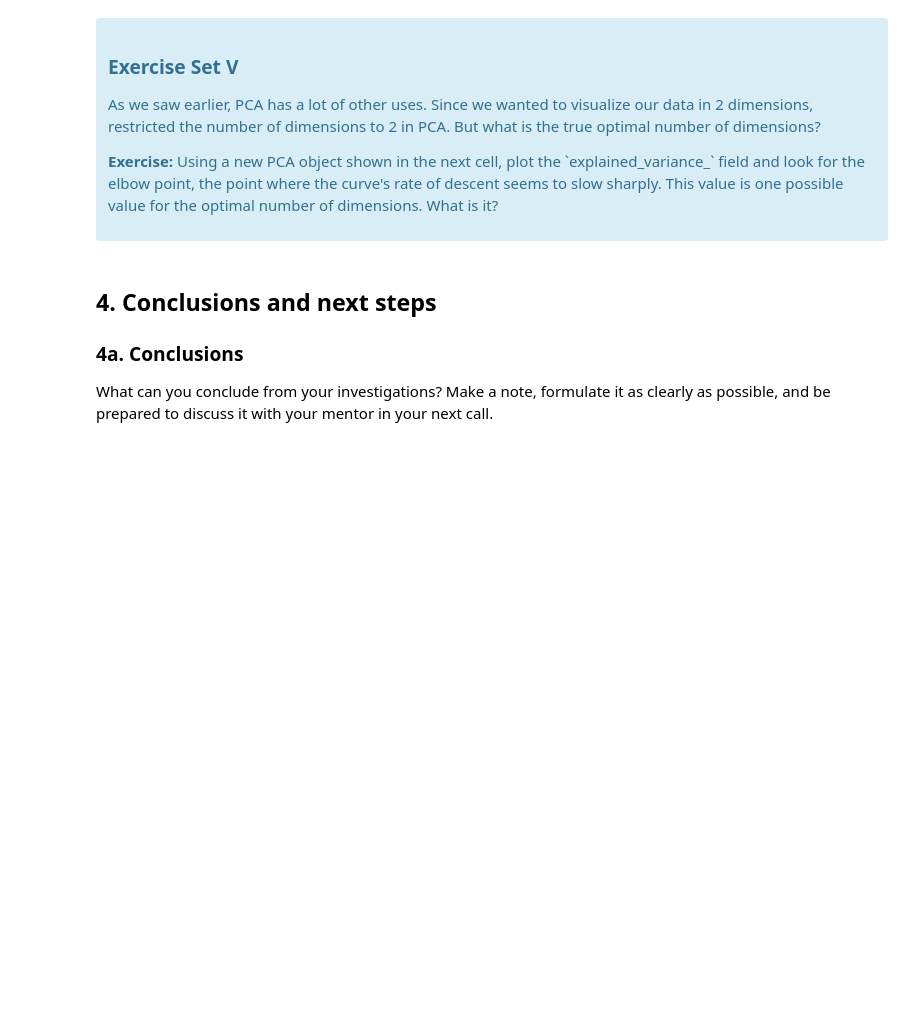
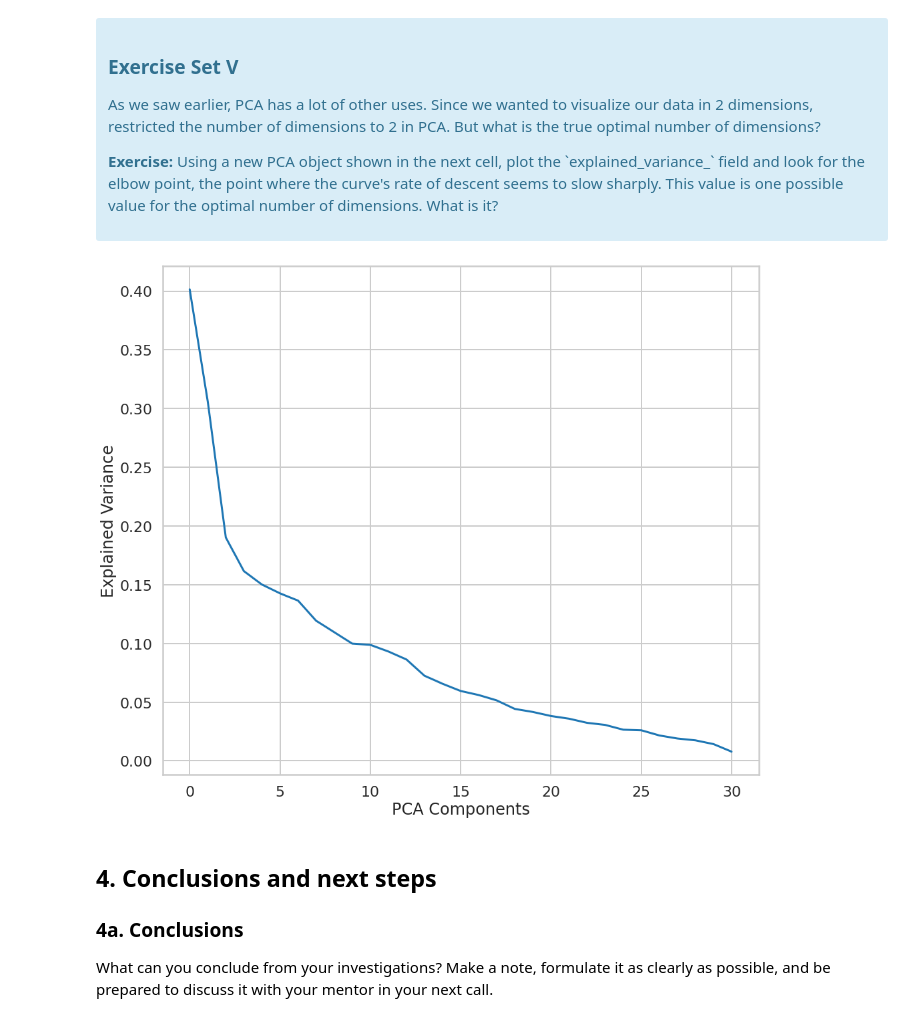
Before and after one commit to ChadDelany/Case_Study-Segmentation_using_Clustering, a Jupyter notebook: Clustering Case Study - Customer Segmentation with K-Means - Tier 3.ipynb, the cells around one changed output. Drawn from its saved outputs; the diff is of its cells as text; code cells hidden in the pictures; blank space fills up the shorter version.

```diff
--- a/Clustering Case Study - Customer Segmentation with K-Means - Tier 3.ipynb
+++ b/Clustering Case Study - Customer Segmentation with K-Means - Tier 3.ipynb
@@ -489,11 +512,18 @@ What we've done is we've taken those columns of 0/1 indicator variables, and we'
 # %%
 #your turn
 # Initialize a new PCA model with a default number of components.
 import sklearn.decomposition
 pca = sklearn.decomposition.PCA()
 pca.fit(X)
 
 # Do the rest on your own :)
+fig, ax = plt.subplots(figsize=(16,14))
+ax.plot(pca.explained_variance_)
+ax.set_xlabel('PCA Components')
+ax.set_ylabel('Explained Variance')
+plt.show()
+# %% [output]
+[figure, added]
 # %% [markdown]
 ## 4. Conclusions and next steps
 ### 4a. Conclusions
```
Also changed, not shown: parts of 4 cells of this notebook.
